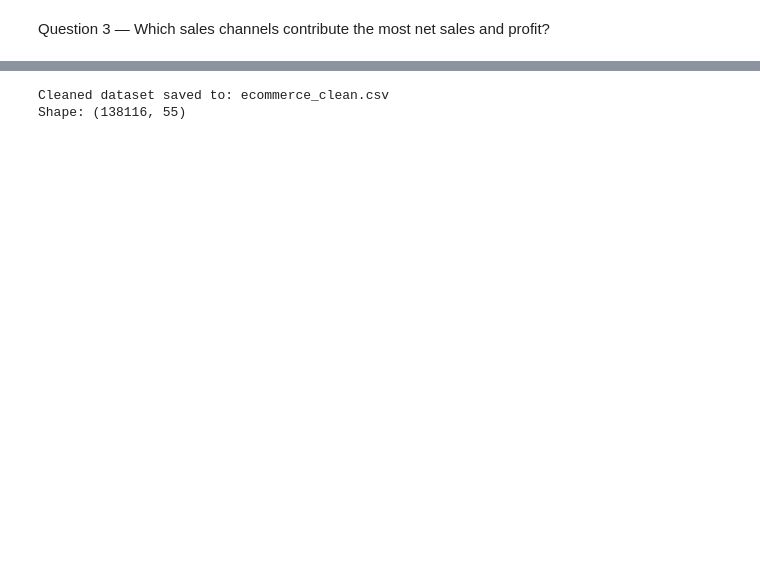
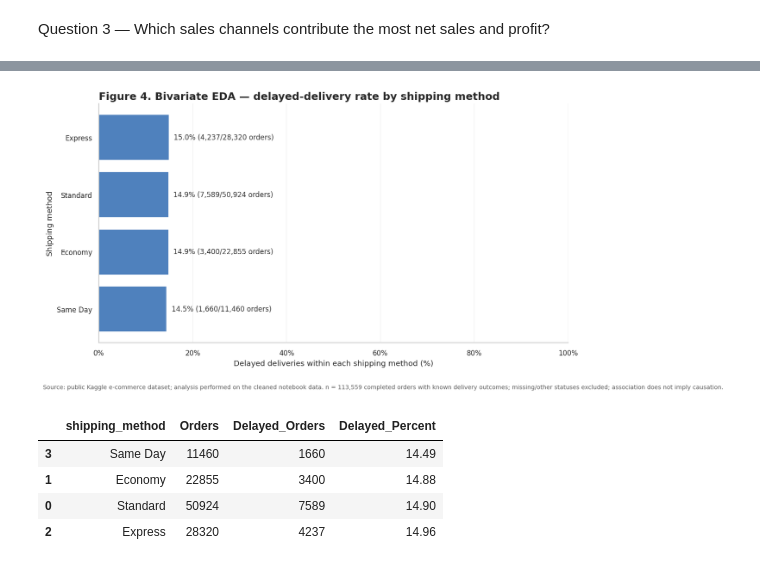
Before and after one commit to xuebo666/DATA230GroupProject, a Jupyter notebook: dataset.ipynb, the cells around one changed output, grey strips where cells are left out. Saved outputs shown, nothing was run; the diff lists cells and outputs as text; code cells hidden in the pictures; blank space fills up the shorter version.

```diff
--- a/dataset.ipynb
+++ b/dataset.ipynb
@@ -1196,10 +702,51 @@ plt.show()
-# %%
-# Save cleaned dataset for Tableau
-clean_path = "ecommerce_clean.csv"
-df_clean.to_csv(clean_path, index=False)
-
-print(f"Cleaned dataset saved to: {clean_path}")
-print("Shape:", df_clean.shape)
-# %% [output]
-Cleaned dataset saved to: ecommerce_clean.csv
-Shape: (138116, 55)
+# %%
+# FIGURE 4 — BIVARIATE: SHIPPING METHOD AND DELIVERY DELAY
+shipping_data = completed_gpu.dropna(subset=['shipping_method', 'delivery_status']).copy()
+shipping_data = shipping_data[
+    shipping_data['delivery_status'].isin(['On Time', 'Early', 'Delayed'])
+].copy()
+shipping_data['Delayed_Flag'] = (shipping_data['delivery_status'] == 'Delayed').astype('int8')
+shipping_plot = gpu_summary(
+    shipping_data, ['shipping_method'],
+    {'Delayed_Flag': 'sum', 'order_id': 'count'}
+).rename(columns={'Delayed_Flag': 'Delayed_Orders', 'order_id': 'Orders'})
+shipping_plot['Delayed_Percent'] = shipping_plot['Delayed_Orders'] / shipping_plot['Orders'] * 100
+shipping_plot = shipping_plot.sort_values('Delayed_Percent')
+if shipping_plot.empty:
+    raise ValueError('No completed orders have a recognized delivery status and shipping method.')
+
+fig, ax = plt.subplots(figsize=(11, 6.5))
+bars = ax.barh(shipping_plot['shipping_method'], shipping_plot['Delayed_Percent'],
+              color=COLORS['secondary'], edgecolor='white')
+for bar, (_, row) in zip(bars, shipping_plot.iterrows()):
+    rate = float(row['Delayed_Percent'])
+    label = f"{rate:.1f}% ({int(row['Delayed_Orders']):,}/{int(row['Orders']):,} orders)"
+    ax.text(rate - 1 if rate >= 70 else rate + 1,
+            bar.get_y() + bar.get_height() / 2, label,
+            ha='right' if rate >= 70 else 'left', va='center',
+            color='white' if rate >= 70 else '#333333', fontsize=10)
+ax.set_title('Figure 4. Bivariate EDA — delayed-delivery rate by shipping method',
+             loc='left', fontsize=15, fontweight='bold')
+ax.set_xlabel('Delayed deliveries within each shipping method (%)')
+ax.set_ylabel('Shipping method')
+ax.set_xlim(0, 100)
+ax.xaxis.set_major_formatter(FuncFormatter(lambda x, pos: f'{x:.0f}%'))
+ax.grid(axis='x', alpha=0.25)
+ax.grid(axis='y', visible=False)
+sns.despine(ax=ax)
+add_source_note(
+    fig,
+    f'n = {int(shipping_plot["Orders"].sum()):,} completed orders with known delivery outcomes; '
+    'missing/other statuses excluded; association does not imply causation.'
+)
+fig.tight_layout(rect=[0, 0.055, 1, 0.96])
+fig.savefig(FIG_DIR / 'fig_04_shipping_delay_bivariate.png', dpi=300, bbox_inches='tight')
+plt.show()
+display(shipping_plot[['shipping_method', 'Orders', 'Delayed_Orders', 'Delayed_Percent']])
+# %% [output]
+[figure, added]
+|  | shipping_method | Orders | Delayed_Orders | Delayed_Percent |
+| 3 | Same Day | 11460 | 1660 | 14.49 |
+| 1 | Economy | 22855 | 3400 | 14.88 |
+| 0 | Standard | 50924 | 7589 | 14.90 |
+| 2 | Express | 28320 | 4237 | 14.96 |
```
Also changed, not shown: parts of 37 cells of this notebook.
